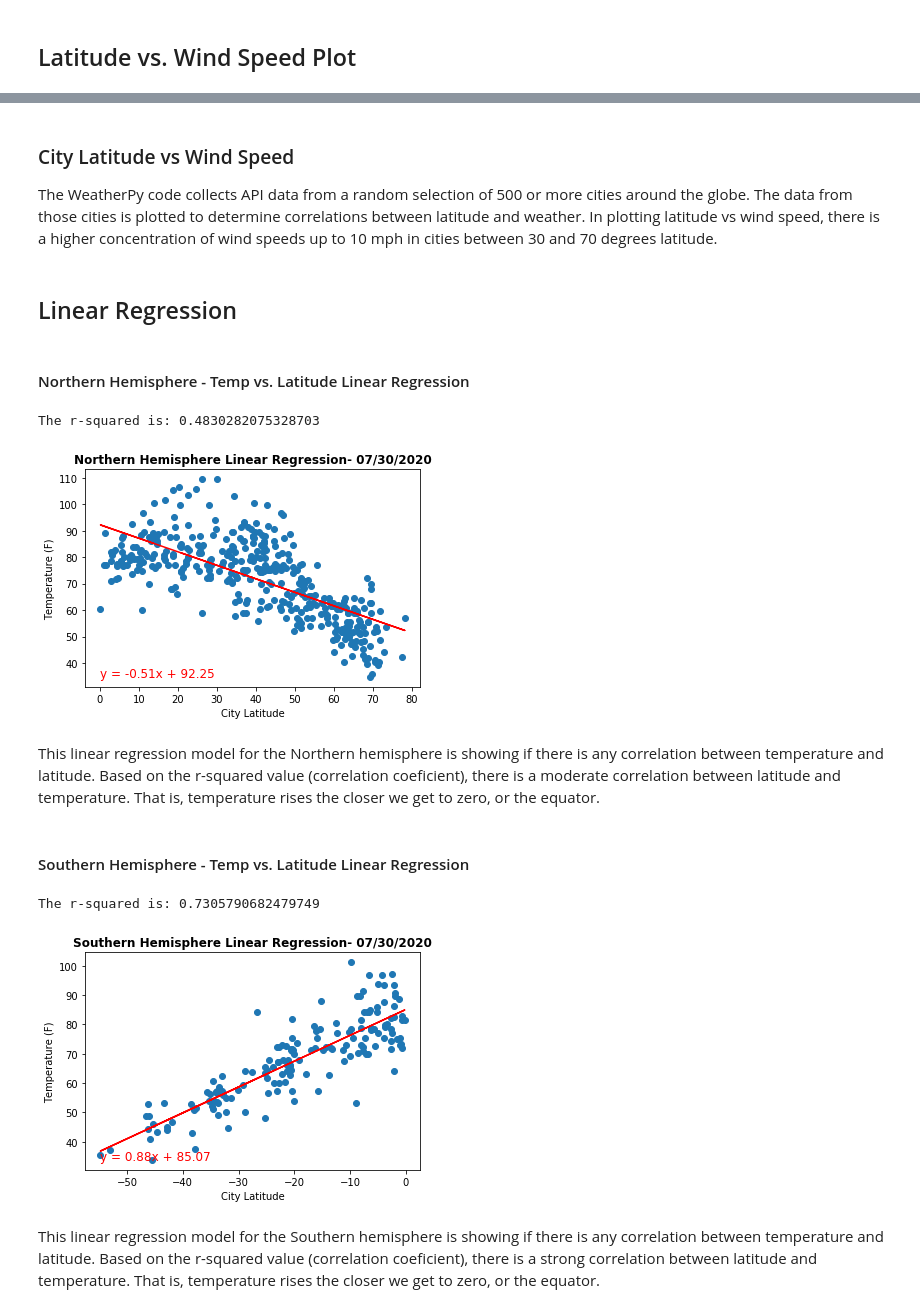
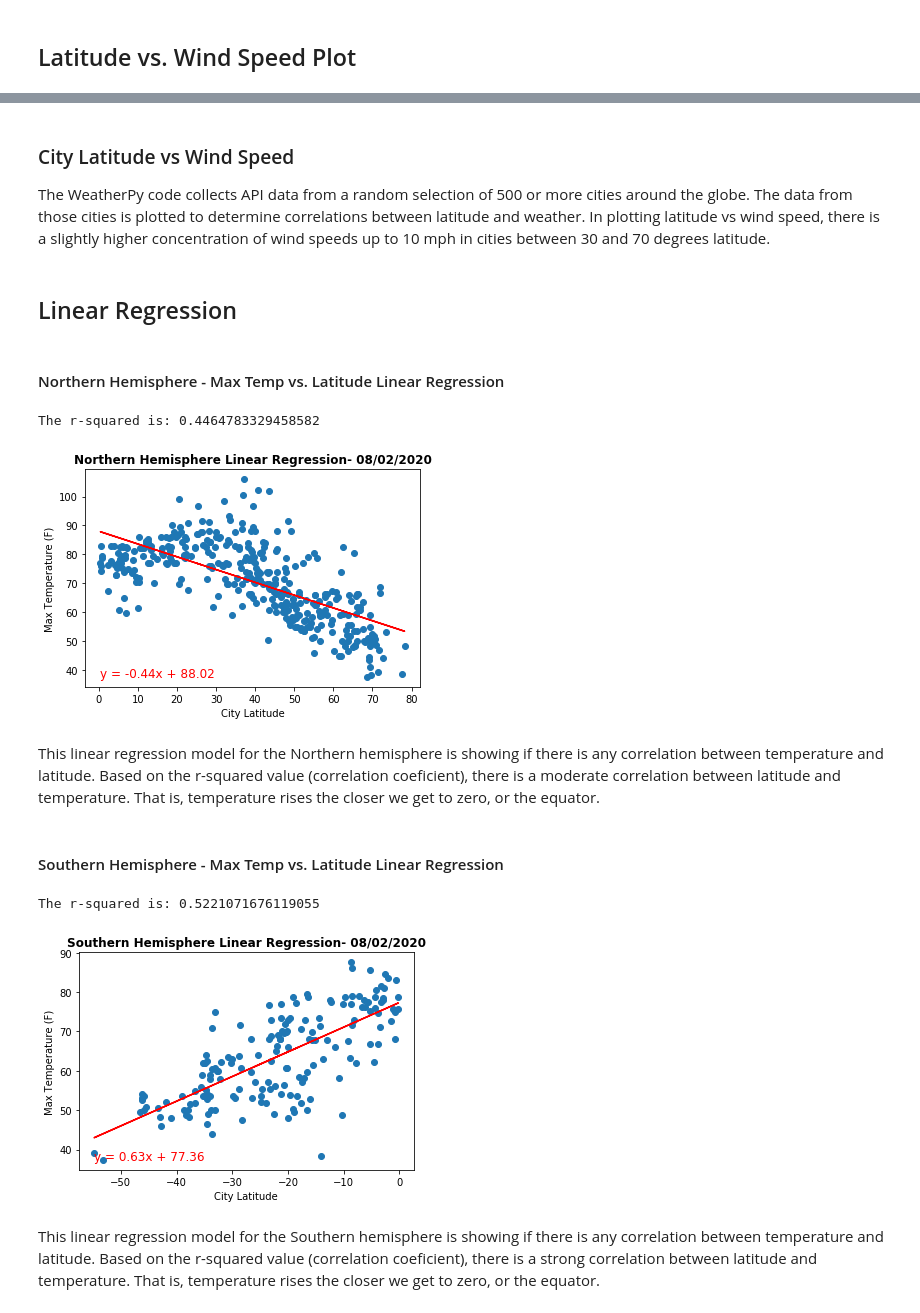
Before and after one commit to Michelin96/python-api-challenge, a Jupyter notebook: WeatherPy/WeatherPy.ipynb, the cells around one changed output, grey strips where cells are left out. Drawn from its saved outputs; the diff is of its cells as text; code cells hidden in the pictures.

Commit message:
changed abi call for temp to temp_max, updated all plots

```diff
--- a/WeatherPy/WeatherPy.ipynb
+++ b/WeatherPy/WeatherPy.ipynb
@@ -69,7 +69,6 @@ query_url = f"{url}appid={weather_api_key}&units=imperial&q="
 
 #Create lists to store the data
 city_name= []
-city_id = []
 country = []
 date_time = []
 lat = []
@@ -81,22 +80,21 @@ wind = []
 
 #Running a query to get the weather data for each city in the cites list
 print("Beginning Data Retrieval\n----------------------")
-for city in cities:
+#Got a tip from stack Overflow on using the emumerate function for showing the index
+for index, city in enumerate(cities, start=1):
     try:
         query = query_url + city
         city_data = requests.get(query).json()
+
         #Print out each city and its ID as it is being processed
-        id_number = city_data['id']
-        print('''Processing...City Name: {0}
-             City ID: {1}'''.format(city, id_number))
+        print(f"Processing result {index}...City Name: {city}")
         #Each element of data is being appended to a coorsponding list as it is processed
         city_name.append(city_data['name'])
-        city_id.append(city_data['id'])
         country.append(city_data['sys']['country'])
         date_time.append(city_data['dt'])
         lat.append(city_data['coord']['lat'])
         lon.append(city_data['coord']['lon'])
-        temp.append(city_data['main']['temp'])
+        temp.append(city_data['main']['temp_max'])
         humid.append(city_data['main']['humidity'])
         clouds.append(city_data['clouds']['all'])
         wind.append(city_data['wind']['speed'])
@@ -128,11 +126,10 @@ Data Retrieval Complete
 # %%
 #Creating a dictionary of the weather stats for each city
 weather_dict = {"City": city_name,
-                "City ID": city_id,
                 "Country": country,
                 "Latitude": lat,
                 "Longitude": lon,
-                "Temp(F)": temp,
+                "Max Temp(F)": temp,
                 "Humidity(%)": humid,
                 "Cloudiness(%)": clouds,
                 "Wind Speed(mph)": wind,
@@ -236,6 +233,6 @@ plt.show()
 # %% [markdown]
 ### City Latitude vs Wind Speed
-The WeatherPy code collects API data from a random selection of 500 or more cities around the globe. The data from those cities is plotted to determine correlations between latitude and weather. In plotting latitude vs wind speed, there is a higher concentration of wind speeds up to 10 mph in cities between 30 and 70 degrees latitude.
+The WeatherPy code collects API data from a random selection of 500 or more cities around the globe. The data from those cities is plotted to determine correlations between latitude and weather. In plotting latitude vs wind speed, there is a slightly higher concentration of wind speeds up to 10 mph in cities between 30 and 70 degrees latitude.
 # %% [markdown]
 ## Linear Regression
 # %%
@@ -255,14 +252,14 @@ def linear_regression(city_lat, weather):
     plt.annotate(line_eq,(x_values.min(),y_values.min()), fontsize=12 ,color="red")
     return print(f"The r-squared is: {rvalue**2}")
 # %% [markdown]
-####  Northern Hemisphere - Temp vs. Latitude Linear Regression
+####  Northern Hemisphere - Max Temp vs. Latitude Linear Regression
 # %%
 # Plot the latitude of the city compared to its temperature
 city_lat = northern_data['Latitude']
-temp = northern_data['Temp(F)']
+temp = northern_data['Max Temp(F)']
 plt.scatter(city_lat, temp)
 plt.xlabel('City Latitude')
-plt.ylabel('Temperature (F)')
+plt.ylabel('Max Temperature (F)')
 plt.title(f'Northern Hemisphere Linear Regression- {date}', fontweight="black")
 #Passing in weather data and city latitude to the funtion that creates the linear regression
 linear_regression(city_lat, temp)
@@ -270,28 +267,28 @@ linear_regression(city_lat, temp)
 plt.savefig("northern_regress_temp.png")
 plt.show()
 # %% [output]
-The r-squared is: 0.4830282075328703
+The r-squared is: 0.4464783329458582
-[figure, old version]
+[figure, new version]
 # %% [markdown]
 This linear regression model for the Northern hemisphere is showing if there is any correlation between temperature and latitude. Based on the r-squared value (correlation coeficient), there is a moderate correlation between latitude and temperature. That is, temperature rises the closer we get to zero, or the equator.
 # %% [markdown]
-####  Southern Hemisphere - Temp vs. Latitude Linear Regression
+####  Southern Hemisphere -  Max Temp vs. Latitude Linear Regression
 # %%
 # Plot the latitude of the city compared to its temperature
 city_lat = southern_data['Latitude']
-temp = southern_data['Temp(F)']
+temp = southern_data['Max Temp(F)']
 plt.scatter(city_lat, temp)
 plt.xlabel('City Latitude')
-plt.ylabel('Temperature (F)')
+plt.ylabel('Max Temperature (F)')
 plt.title(f'Southern Hemisphere Linear Regression- {date}', fontweight="black")
 #Passing in weather data and city latitude to the funtion that creates the linear regression
 linear_regression(city_lat, temp)
 #Saving the scatter plot as a png file
 plt.savefig("southern_regress_temp.png")
 plt.show()
 # %% [output]
-The r-squared is: 0.7305790682479749
+The r-squared is: 0.5221071676119055
-[figure, old version]
+[figure, new version]
 # %% [markdown]
 This linear regression model for the Southern hemisphere is showing if there is any correlation between temperature and latitude. Based on the r-squared value (correlation coeficient), there is a strong correlation between latitude and temperature. That is, temperature rises the closer we get to zero, or the equator.
 # %% [markdown]
```
Also changed, not shown: parts of 20 cells of this notebook, 14 other files.
